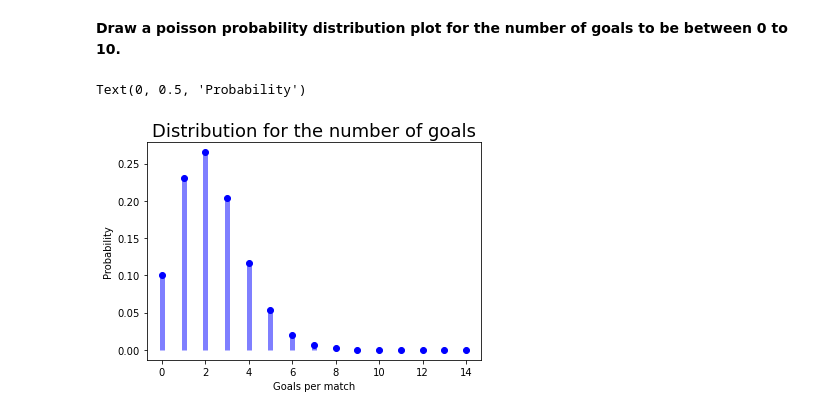
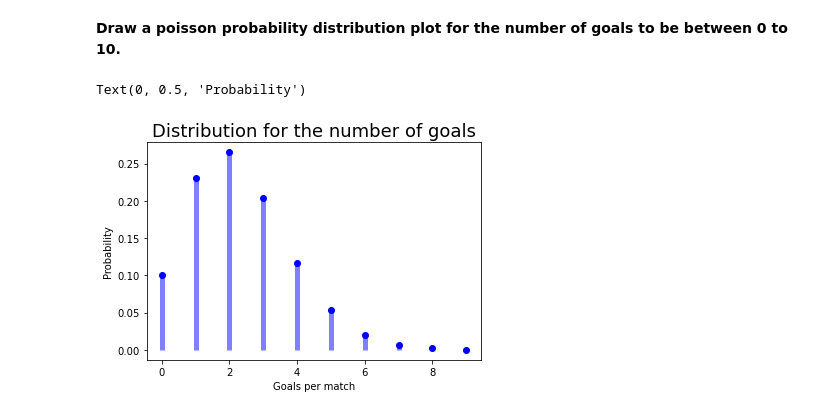
Before and after one commit to Ironhack-Data-Madrid-Febrero-2021/lab-discrete-probability, a Jupyter notebook: your-code/main.ipynb, the cells around one changed output. Drawn from its saved outputs; the diff is of its cells as text; code cells hidden in the pictures.

```diff
--- a/your-code/main.ipynb
+++ b/your-code/main.ipynb
@@ -176,16 +176,15 @@ round(poisson_distribution(av_goals, obj),4)
 **Draw a poisson probability distribution plot for the number of goals to be between 0 to 10.**
 # %%
 my_poisson = poisson(mu=2.3)
-sample = my_poisson.rvs(size=10)
 
-x = np.arange(0,15)
+x = np.arange(0,10)
 fig, ax = plt.subplots(1, 1)
 ax.plot(x, my_poisson.pmf(x), 'bo')
 ax.vlines(x, 0, my_poisson.pmf(x), colors='b', lw=5, alpha=0.5)
 
 plt.title("Distribution for the number of goals", size =18)
 plt.xlabel("Goals per match")
 plt.ylabel("Probability")
 # %% [output]
 Text(0, 0.5, 'Probability')
-[figure, old version]
+[figure, new version]
```
